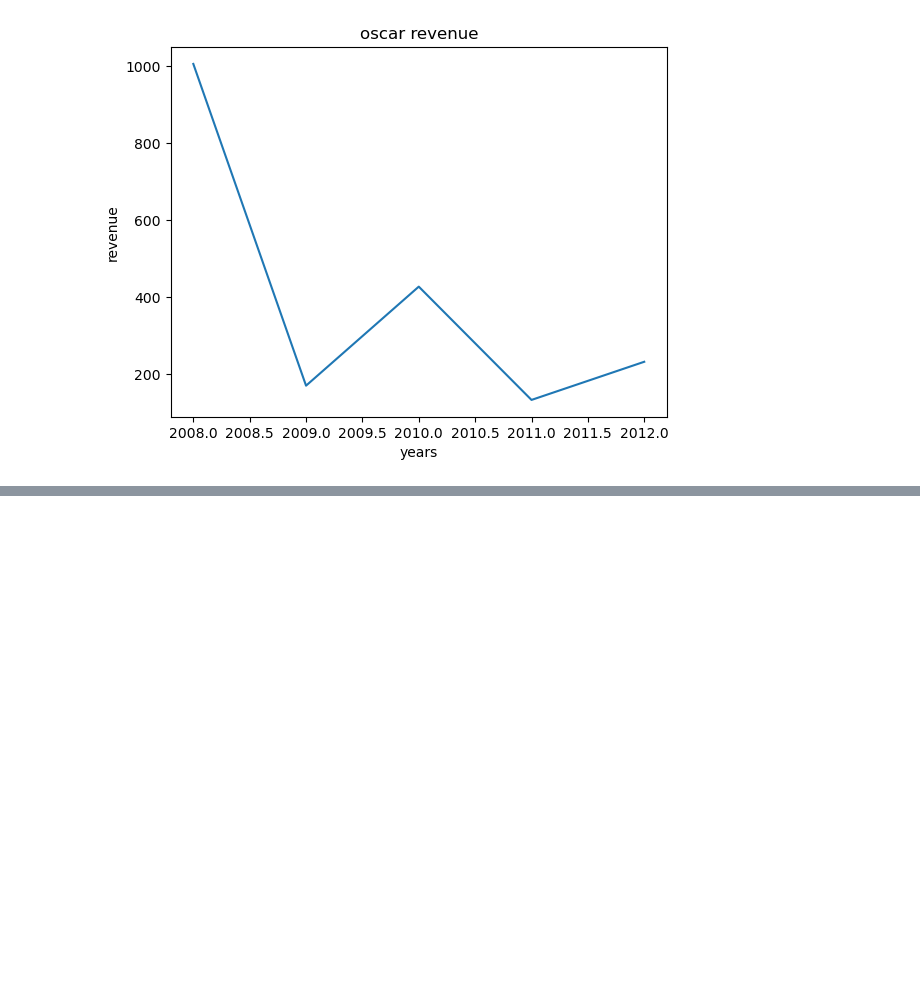
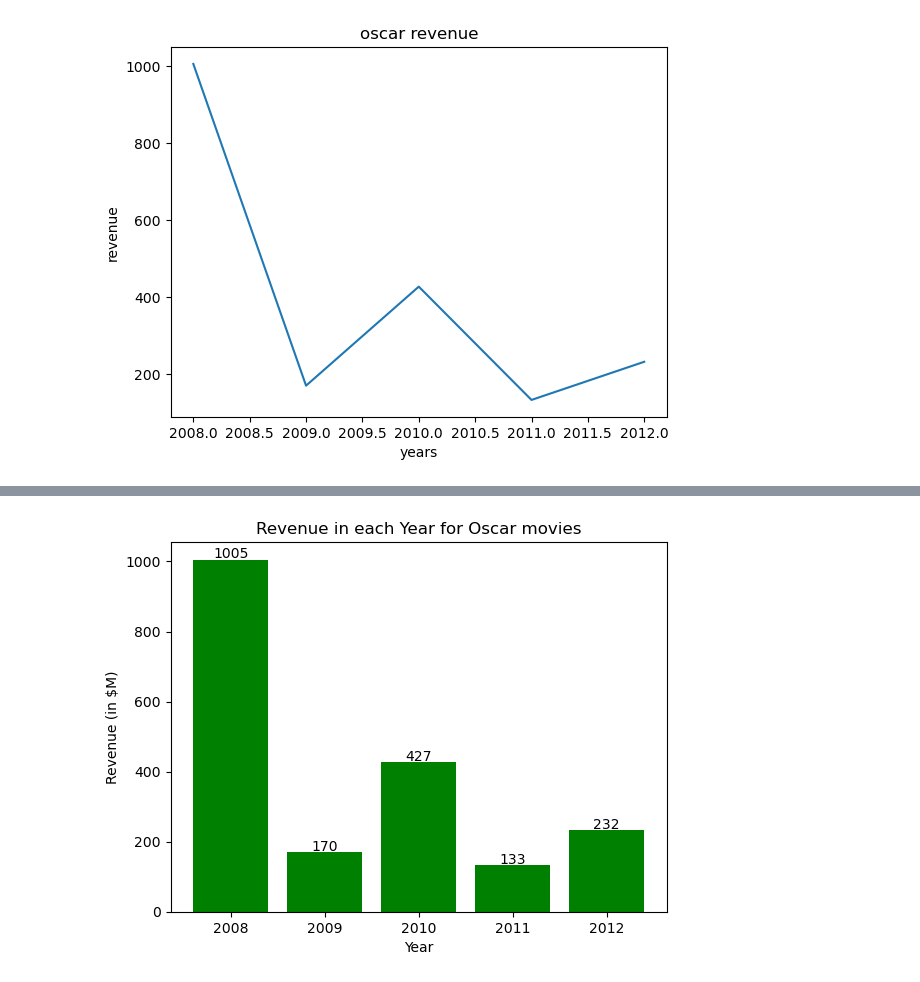
Before and after one commit to kv1029/AI_ML, a Jupyter notebook: 05_dataVisualization/Visualize.ipynb, the cells around one changed output, grey strips where cells are left out. Saved outputs shown, nothing was run; the diff lists cells and outputs as text; code cells hidden in the pictures; blank space fills up the shorter version.

```diff
--- a/05_dataVisualization/Visualize.ipynb
+++ b/05_dataVisualization/Visualize.ipynb
@@ -40,0 +69,19 @@ plt.legend() ##help to label the data line ex in first plot label="Oscar Movies"
+# %%
+##### bar graph
+oscar_movies = [
+"The Dark Knight",
+"The Hurt Locker",
+"The King's Speech",
+"The Artist",
+"Argo"]
+years = [2008, 2009, 2010, 2011, 2012]
+oscar_revenue = [1005, 170, 427, 133, 232]
+plt.bar(years,oscar_revenue,color="green")
+plt.bar(years, oscar_revenue, color="green")
+plt.title("Revenue in each Year for Oscar movies")
+plt.xlabel("Year")
+plt.ylabel("Revenue (in $M)")
+for i in range(len(years)):
+    plt.text(years [i], oscar_revenue [i]+5, str(oscar_revenue [i]), ha="center")
+# %% [output]
+[figure, added]
```
Also changed, not shown: parts of 10 cells of this notebook, 1 other file.
